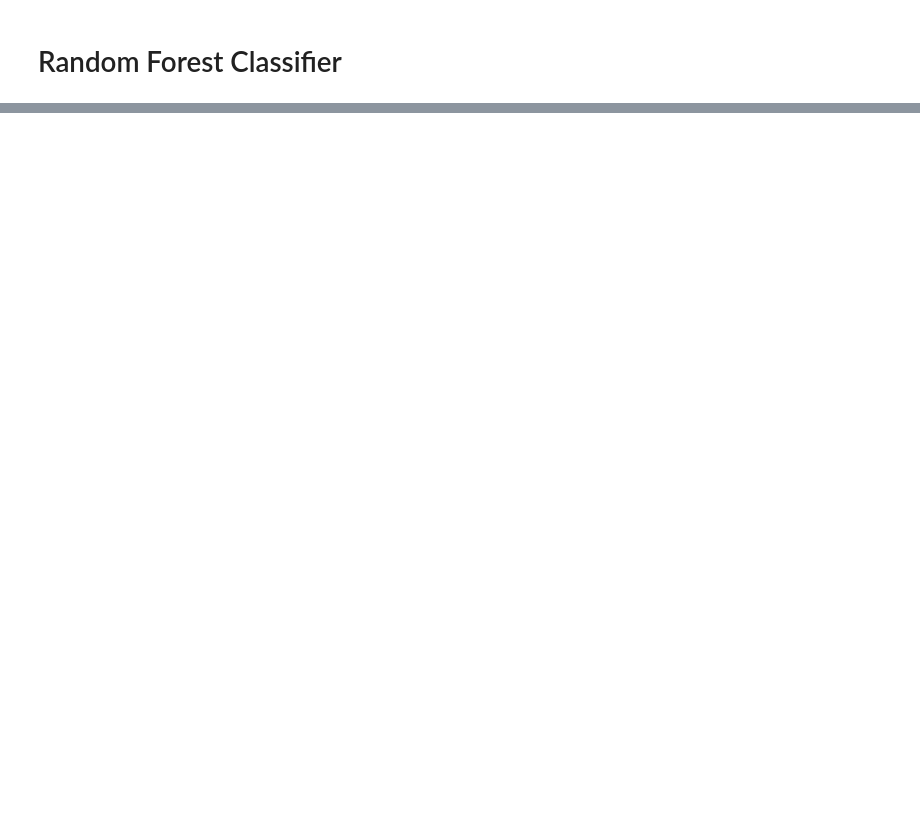
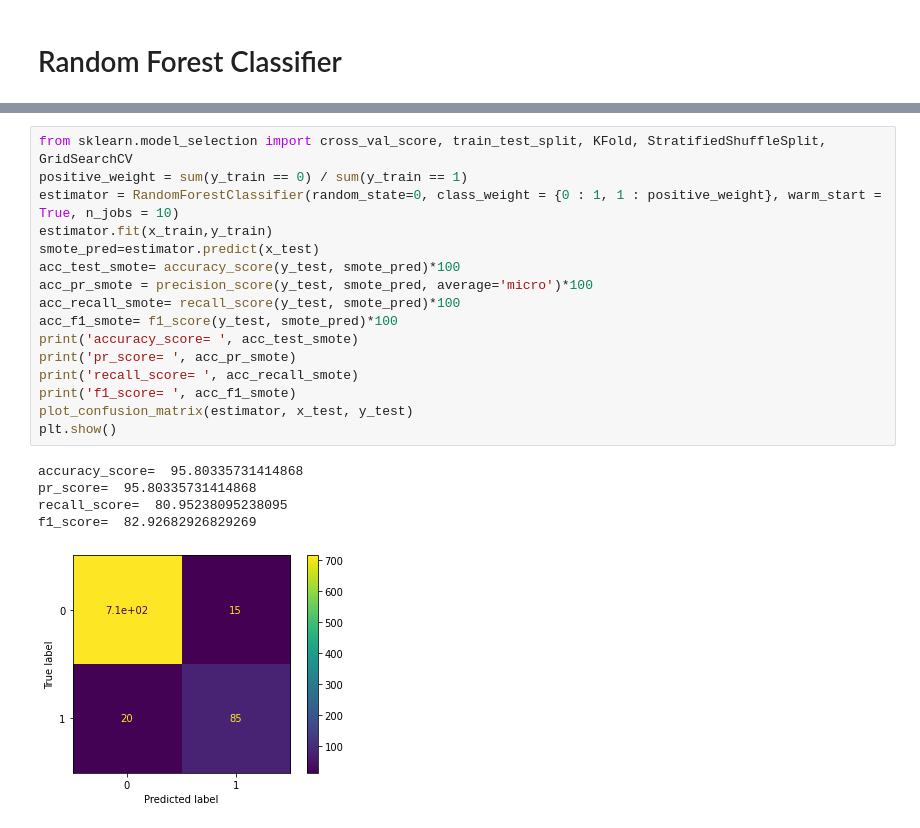
Before and after one commit to duhajarrar/TelecomMIT, a Jupyter notebook: Draft1.ipynb, the cells around one changed output, grey strips where cells are left out. Saved outputs shown, nothing was run; the diff lists cells and outputs as text; blank space fills up the shorter version.

```diff
--- a/Draft1.ipynb
+++ b/Draft1.ipynb
@@ -438 +307,23 @@ print(ACC_test_rf_mean)
+# %%
+from sklearn.model_selection import cross_val_score, train_test_split, KFold, StratifiedShuffleSplit, GridSearchCV
+positive_weight = sum(y_train == 0) / sum(y_train == 1)
+estimator = RandomForestClassifier(random_state=0, class_weight = {0 : 1, 1 : positive_weight}, warm_start = True, n_jobs = 10)
+estimator.fit(x_train,y_train)
+smote_pred=estimator.predict(x_test)
+acc_test_smote= accuracy_score(y_test, smote_pred)*100
+acc_pr_smote = precision_score(y_test, smote_pred, average='micro')*100
+acc_recall_smote= recall_score(y_test, smote_pred)*100
+acc_f1_smote= f1_score(y_test, smote_pred)*100
+print('accuracy_score= ', acc_test_smote)
+print('pr_score= ', acc_pr_smote)
+print('recall_score= ', acc_recall_smote)
+print('f1_score= ', acc_f1_smote)
+plot_confusion_matrix(estimator, x_test, y_test)
+plt.show()
+# %% [output]
+accuracy_score=  95.80335731414868
+pr_score=  95.80335731414868
+recall_score=  80.95238095238095
+f1_score=  82.92682926829269
+[figure, added]
 # %%
```
Also changed, not shown: parts of 33 cells of this notebook.
